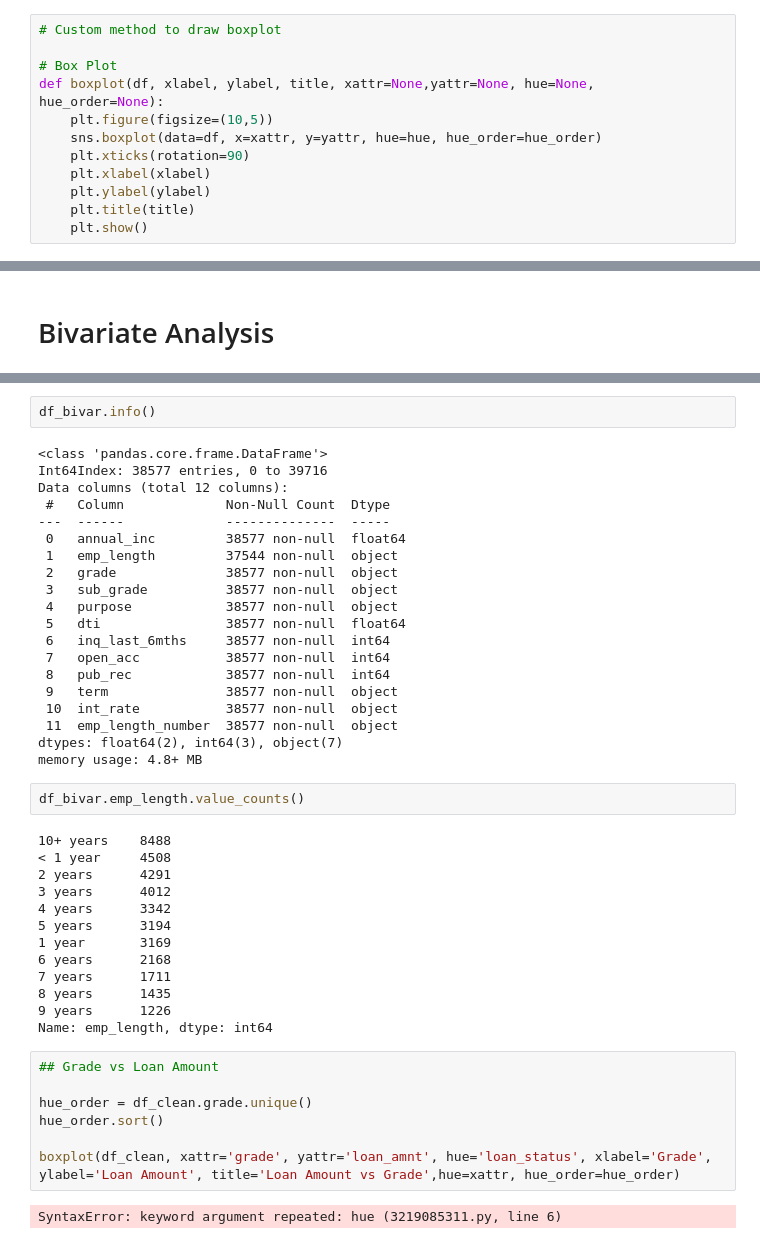
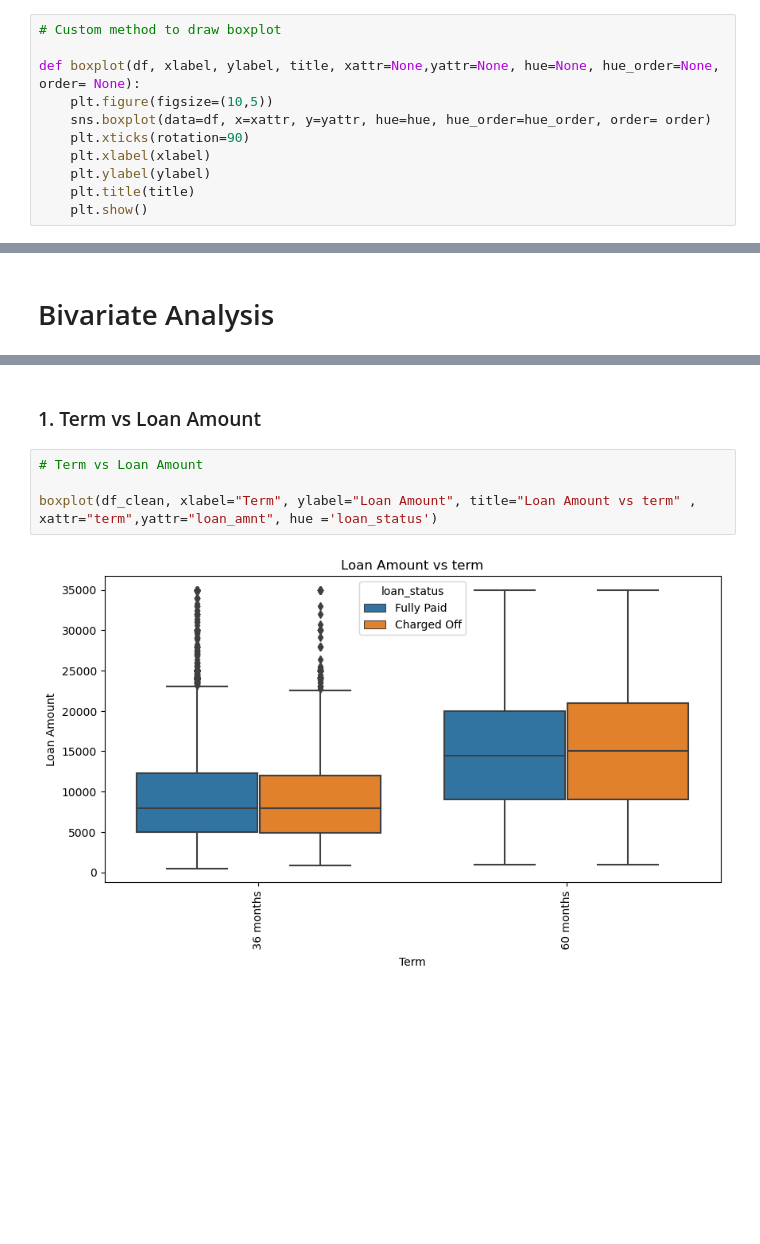
Before and after one commit to arijeetsaha/Lending_Club_Case_Study, a Jupyter notebook: Arijeet.ipynb, the cells around one changed output, grey strips where cells are left out. Saved outputs shown, nothing was run; the diff lists cells and outputs as text; blank space fills up the shorter version.

```diff
--- a/Arijeet.ipynb
+++ b/Arijeet.ipynb
@@ -428,10 +428,9 @@ def barplot(df, xlabel, ylabel,title,xattr,yattr=None, displayOrder=None,isKDE=T
 # %%
 # Custom method to draw boxplot
 
-# Box Plot
-def boxplot(df, xlabel, ylabel, title, xattr=None,yattr=None, hue=None, hue_order=None):
+def boxplot(df, xlabel, ylabel, title, xattr=None,yattr=None, hue=None, hue_order=None, order= None):
     plt.figure(figsize=(10,5))
-    sns.boxplot(data=df, x=xattr, y=yattr, hue=hue, hue_order=hue_order)
+    sns.boxplot(data=df, x=xattr, y=yattr, hue=hue, hue_order=hue_order, order= order)
     plt.xticks(rotation=90)
     plt.xlabel(xlabel)
     plt.ylabel(ylabel)
@@ -2177,46 +2131,8 @@ df_bivar = df_bivar[['annual_inc',
-# %%
-df_bivar.info()
-# %% [output]
-<class 'pandas.core.frame.DataFrame'>
-Int64Index: 38577 entries, 0 to 39716
-Data columns (total 12 columns):
- #   Column             Non-Null Count  Dtype
----  ------             --------------  -----
- 0   annual_inc         38577 non-null  float64
- 1   emp_length         37544 non-null  object
- 2   grade              38577 non-null  object
- 3   sub_grade          38577 non-null  object
- 4   purpose            38577 non-null  object
- 5   dti                38577 non-null  float64
- 6   inq_last_6mths     38577 non-null  int64
- 7   open_acc           38577 non-null  int64
- 8   pub_rec            38577 non-null  int64
- 9   term               38577 non-null  object
- 10  int_rate           38577 non-null  object
- 11  emp_length_number  38577 non-null  object
-dtypes: float64(2), int64(3), object(7)
-memory usage: 4.8+ MB
-# %%
-df_bivar.emp_length.value_counts()
-# %% [output]
-10+ years    8488
-< 1 year     4508
-2 years      4291
-3 years      4012
-4 years      3342
-5 years      3194
-1 year       3169
-6 years      2168
-7 years      1711
-8 years      1435
-9 years      1226
-Name: emp_length, dtype: int64
-# %%
-## Grade vs Loan Amount
-
-hue_order = df_clean.grade.unique()
-hue_order.sort()
-
-boxplot(df_clean, xattr='grade', yattr='loan_amnt', hue='loan_status', xlabel='Grade', ylabel='Loan Amount', title='Loan Amount vs Grade',hue=xattr, hue_order=hue_order)
-# %% [output]
-SyntaxError: keyword argument repeated: hue (3219085311.py, line 6)
+# %% [markdown]
+### 1. Term vs Loan Amount
+# %%
+# Term vs Loan Amount
+
+boxplot(df_clean, xlabel="Term", ylabel="Loan Amount", title="Loan Amount vs term" , xattr="term",yattr="loan_amnt", hue ='loan_status')
+# %% [output]
+[figure, added]
```
Also changed, not shown: parts of 60 cells of this notebook, 1 other file.
